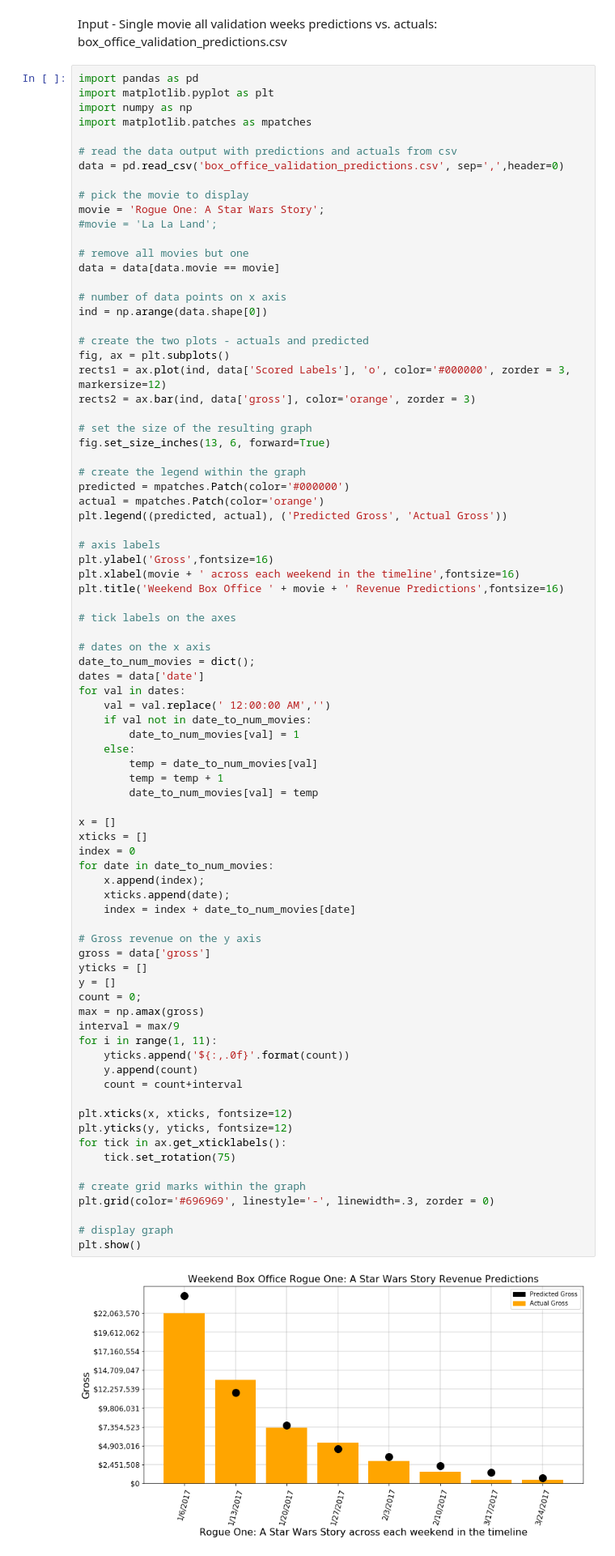
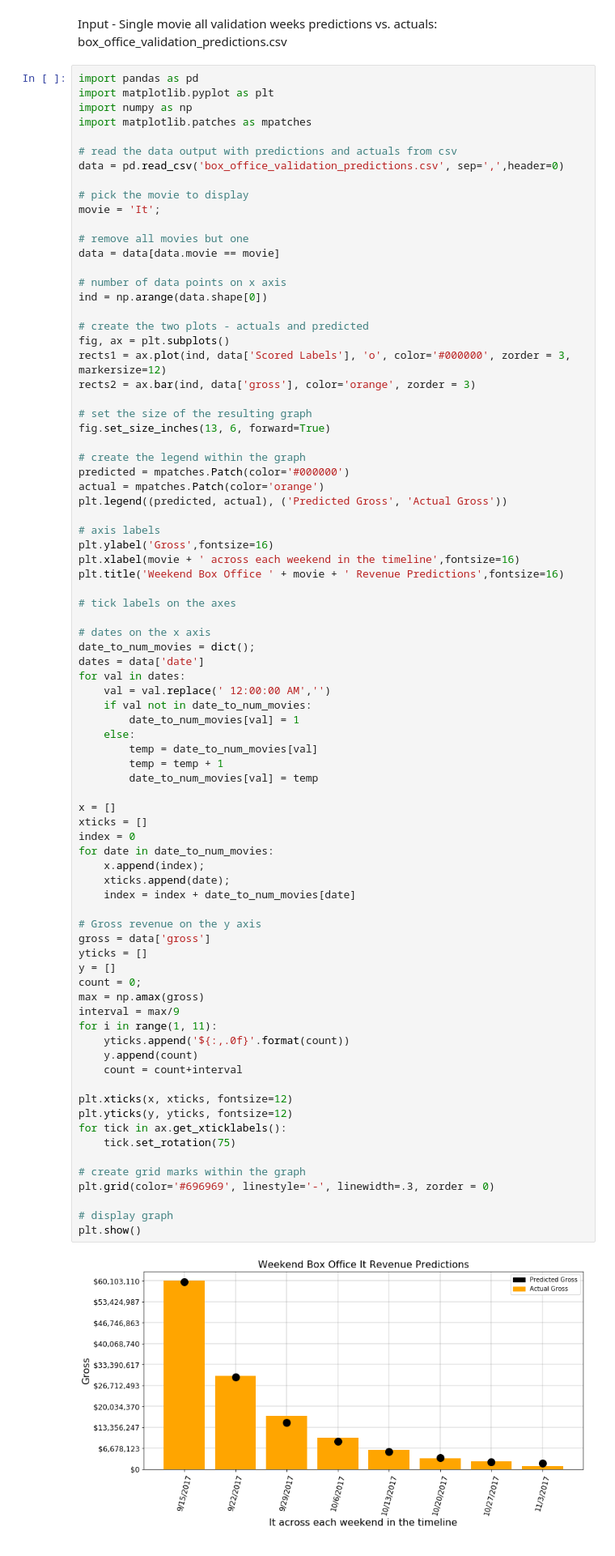
Before and after one commit to jonland82/forecasting-box-office-movie-revenue, a Jupyter notebook: training-testing-plot-results.ipynb, the cells around one changed output. Shown at 81% size. Saved outputs shown, nothing was run; the diff lists cells and outputs as text.

```diff
--- a/training-testing-plot-results.ipynb
+++ b/training-testing-plot-results.ipynb
@@ -210,8 +210,7 @@ import matplotlib.patches as mpatches
 data = pd.read_csv('box_office_validation_predictions.csv', sep=',',header=0)
 
 # pick the movie to display
-movie = 'Rogue One: A Star Wars Story';
-#movie = 'La La Land';
+movie = 'It';
 
 # remove all movies but one
 data = data[data.movie == movie]
@@ -255,34 +254,34 @@ x = []
 xticks = []
 index = 0
 for date in date_to_num_movies:
     x.append(index);
     xticks.append(date);
     index = index + date_to_num_movies[date]
 
 # Gross revenue on the y axis
 gross = data['gross']
 yticks = []
 y = []
 count = 0;
 max = np.amax(gross)
 interval = max/9
 for i in range(1, 11):
     yticks.append('${:,.0f}'.format(count))
     y.append(count)
     count = count+interval
 
 plt.xticks(x, xticks, fontsize=12)
 plt.yticks(y, yticks, fontsize=12)
 for tick in ax.get_xticklabels():
     tick.set_rotation(75)
 
 # create grid marks within the graph
 plt.grid(color='#696969', linestyle='-', linewidth=.3, zorder = 0)
 
 # display graph
 plt.show()
 # %% [output]
-[figure, old version]
+[figure, new version]
 # %% [markdown]
 # Actuals vs. Predicted for all Movies in a Single Week
 # %% [markdown]
```
Also changed, not shown: parts of 3 cells of this notebook, 6 other files.
